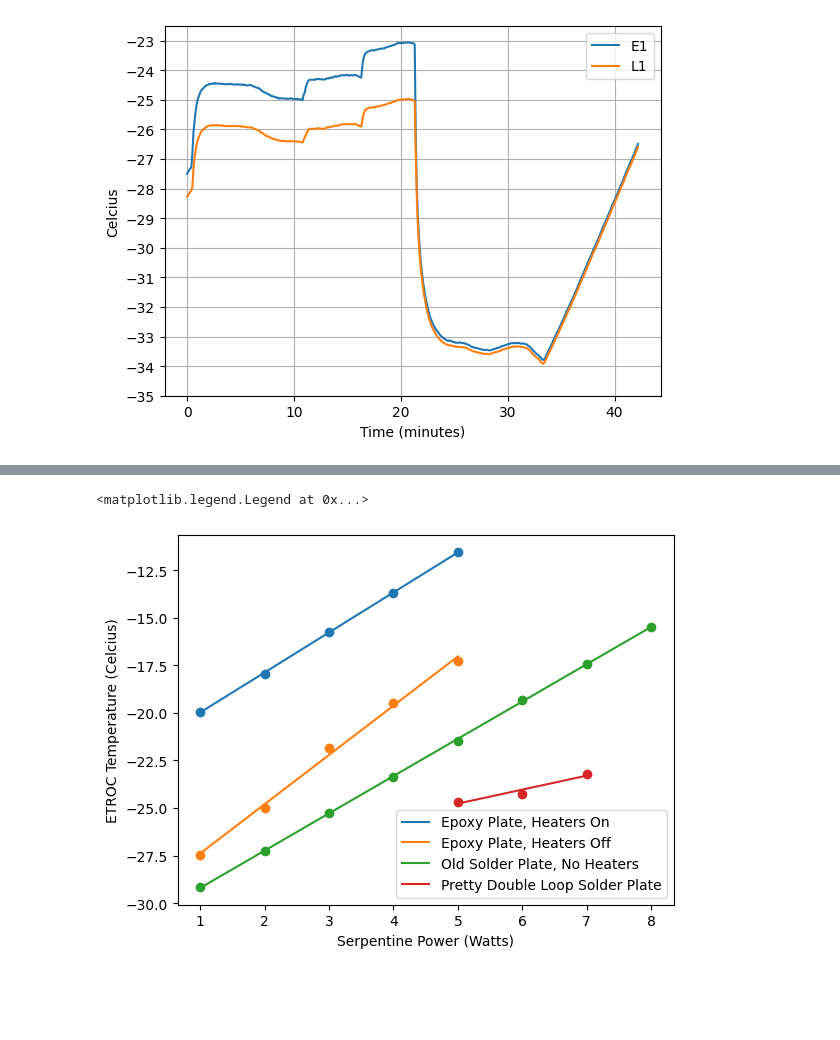
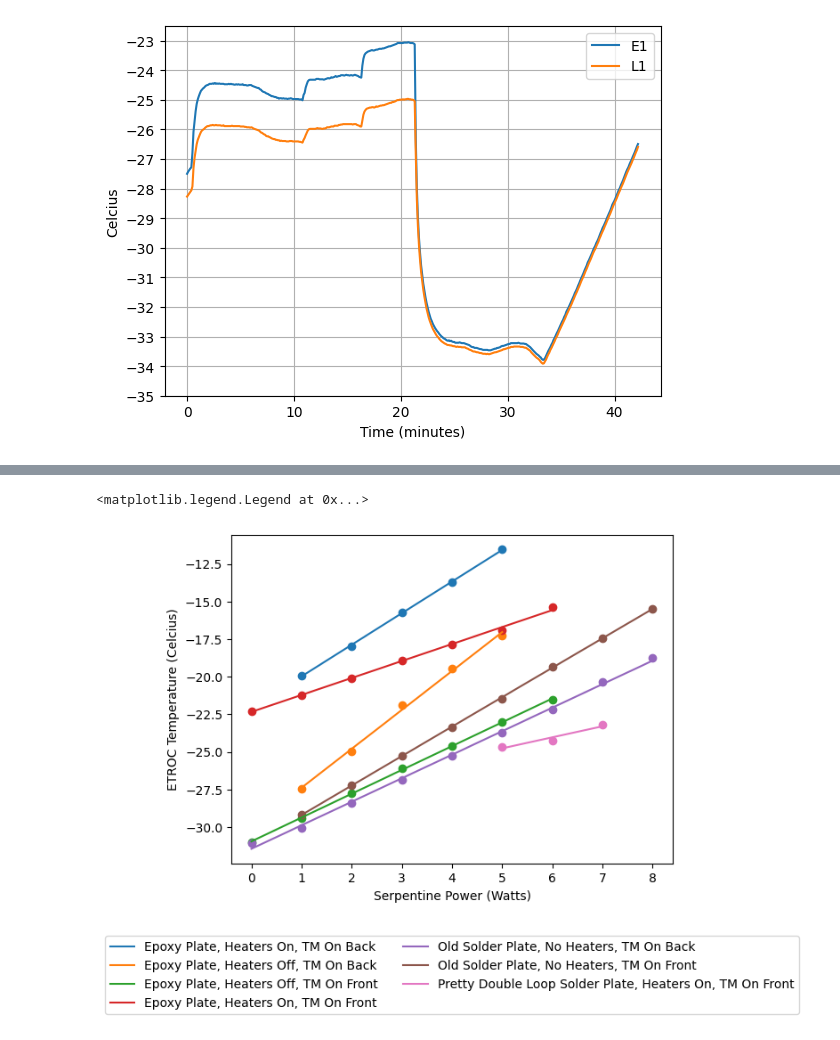
Before and after one commit to bu-etl/module_thermal_mockup, a Jupyter notebook: analysis/TM1_solder_plate.ipynb, the cells around one changed output, grey strips where cells are left out. Cells and saved outputs as stored; diff of their text form; code cells hidden in the pictures; blank space fills up the shorter version.

Commit message:
added run notes to the db schema and added the data for the different power levels for every run

```diff
--- a/analysis/TM1_solder_plate.ipynb
+++ b/analysis/TM1_solder_plate.ipynb
@@ -128,37 +133,60 @@ epoxy_run_4 = { # HEATERS = OFF
     "power"  : [1,2,3,4,5],
     "celcius": [-27.45,-24.99,-21.87, -19.48,-17.26]
 }
 
-# NOT CONFIRMED
+# 2024-08-20 08:22:12
+epoxy_run_7 = { # HEATERS = OFF
+    "power"  : [0,1,2,3,4,5,6],
+    "celcius": [-31.005, -29.4203, -27.7661, -26.074, -24.598, -23.0359, -21.523]
+}
+
+# 2024-08-20 09:52:49.844597
+epoxy_run_8 = { # HEATERS = ON
+    "power"  : [0,1,2,3,4,5,6],
+    "celcius": [-22.2757, -21.220, -20.129, -18.94972, -17.8533, -16.88, -15.386]
+}
+
+# 2024-08-22 04:09:11
+bad_solder_run_12 = { # HEATERS = OFF
+    "power": [0, 1, 2, 3, 4, 5, 6, 7, 8], #THIS IS A GUESS!!!!!!
+    "celcius": [-31.052, -30.0778, -28.42300, -26.8661, -25.2635, -23.725, -22.1825, -20.3584, -18.768]
+}
+
 # 2024-08-23 05:06:26
 bad_solder_run_13 = { # HEATERS = OFF
     "power": [1, 2, 3, 4, 5, 6, 7, 8], #THIS IS A GUESS!!!!!!
     "celcius": [-29.175,-27.247, -25.248,-23.344, -21.474, -19.343, -17.429, -15.471]
 }
 
 good_solder_run_36 = { # HEATERS = ON
     "power": [5, 6, 7],
     "celcius": [-24.664, -24.239, -23.196]
 }
 
 def plot_weird_power(power_run_data:dict[list], **kwargs) -> None:
     plt.scatter(power_run_data["power"], power_run_data["celcius"])
 
     # do linear fit
     x = np.array(power_run_data["power"])
     y = np.array(power_run_data["celcius"])
     m, b = np.polyfit(x, y, 1)
     plt.plot(x, m*x + b, **kwargs)
 
 # plot power vs temp
-plot_weird_power(epoxy_run_3, label="Epoxy Plate, Heaters On")
-plot_weird_power(epoxy_run_4, label="Epoxy Plate, Heaters Off")
-plot_weird_power(bad_solder_run_13, label="Old Solder Plate, No Heaters")
-plot_weird_power(good_solder_run_36, label="Pretty Double Loop Solder Plate")
+plot_weird_power(epoxy_run_3, label="Epoxy Plate, Heaters On, TM On Back")
+plot_weird_power(epoxy_run_4, label="Epoxy Plate, Heaters Off, TM On Back")
+
+plot_weird_power(epoxy_run_7, label="Epoxy Plate, Heaters Off, TM On Front")
+plot_weird_power(epoxy_run_8, label="Epoxy Plate, Heaters On, TM On Front")
+
+plot_weird_power(bad_solder_run_12, label="Old Solder Plate, No Heaters, TM On Back")
+plot_weird_power(bad_solder_run_13, label="Old Solder Plate, No Heaters, TM On Front")
+
+plot_weird_power(good_solder_run_36, label="Pretty Double Loop Solder Plate, Heaters On, TM On Front")
 
 plt.ylabel("ETROC Temperature (Celcius)")
 plt.xlabel("Serpentine Power (Watts)")
-plt.legend()
+plt.legend(loc='upper center', bbox_to_anchor=(0.5, -0.2), ncol=2)
 # %% [output]
 <matplotlib.legend.Legend at 0x...>
-[figure, old version]
+[figure, new version]
```
Also changed, not shown: parts of 3 cells of this notebook, 2 other files.
